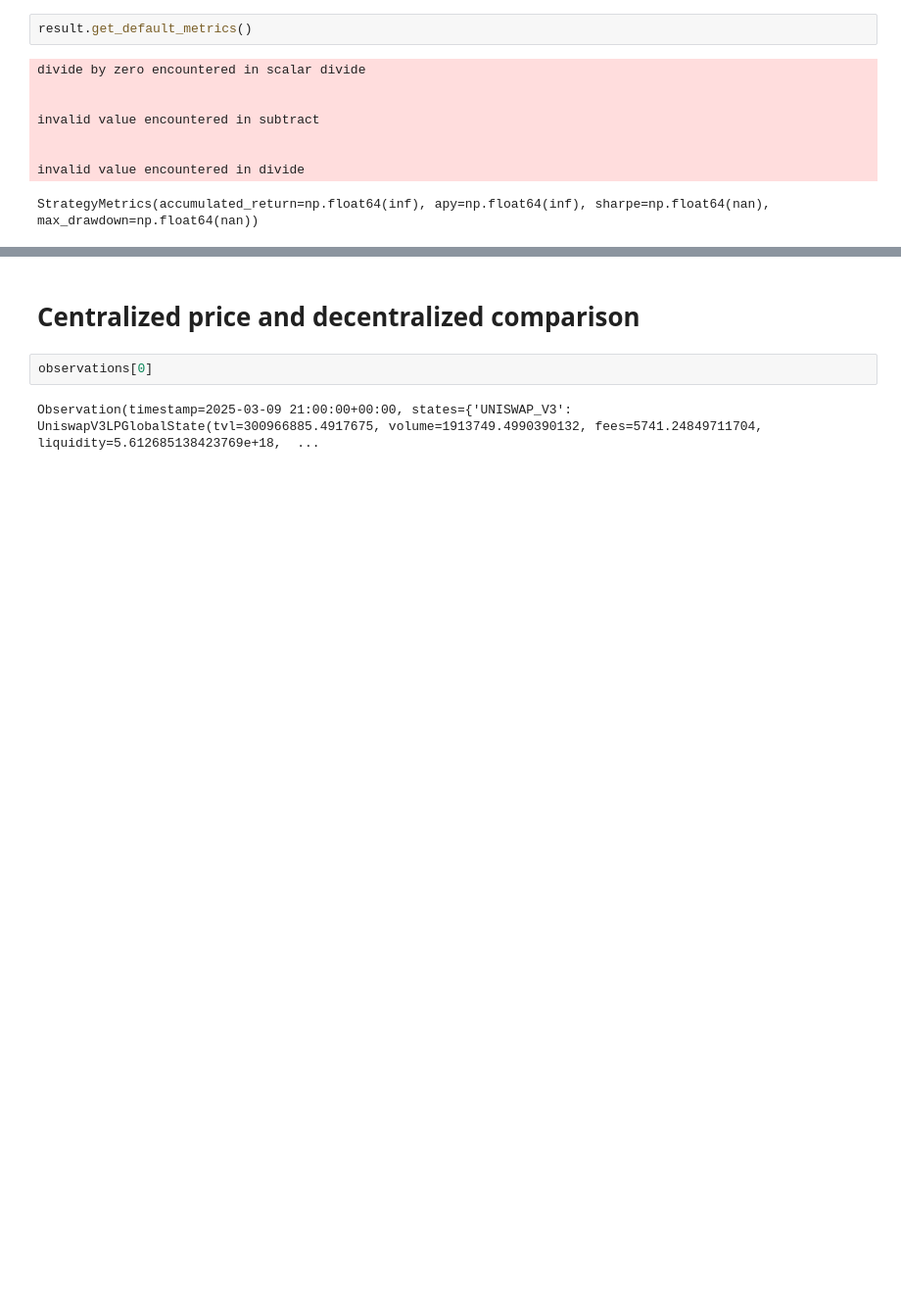
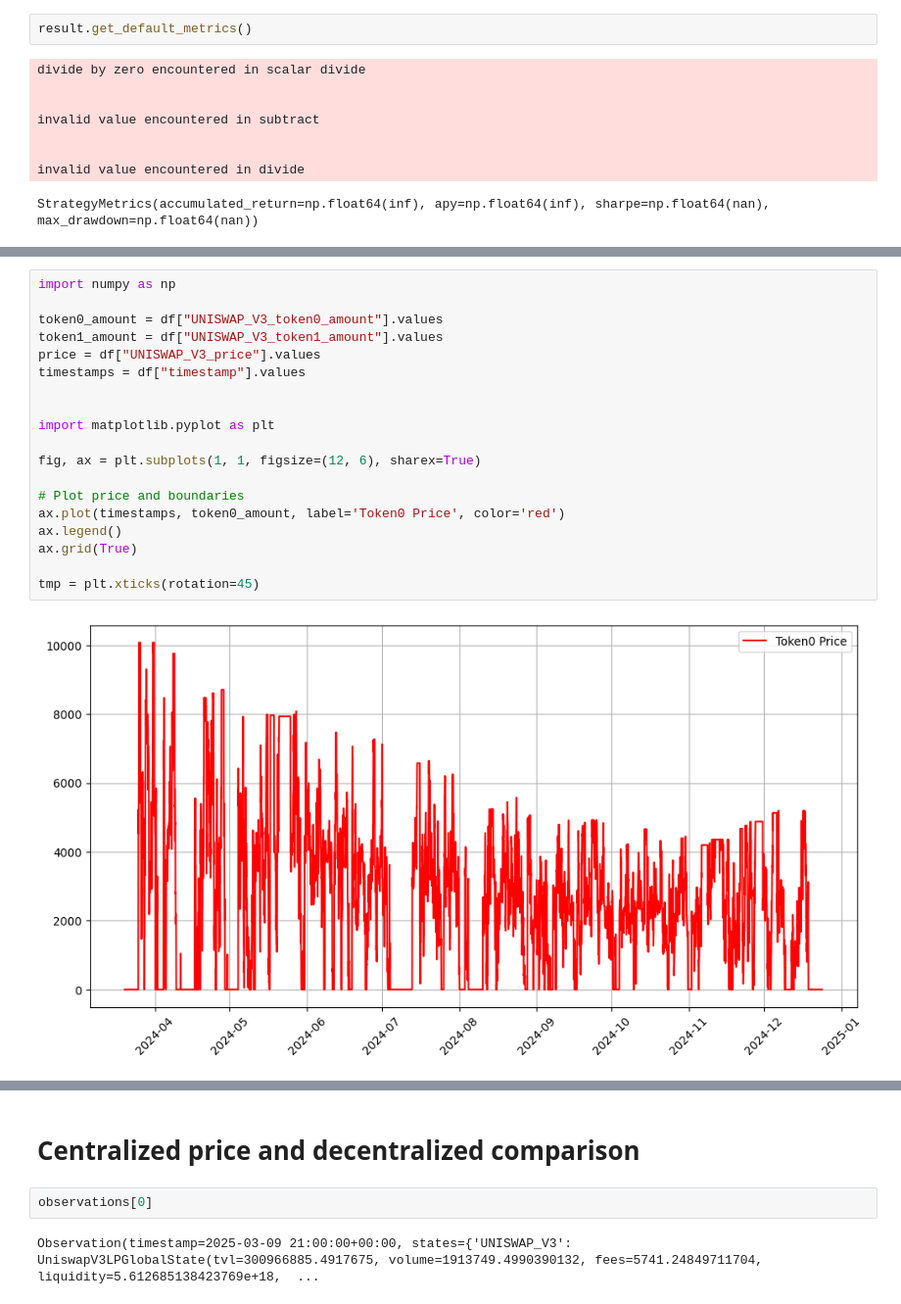
Before and after one commit to Logarithm-Labs/fractal-defi, a Jupyter notebook: notebooks/environment_test.ipynb, the cells around one changed output, grey strips where cells are left out. Shown at 98% size. Cells and saved outputs as stored; diff of their text form; blank space fills up the shorter version.

```diff
--- a/notebooks/environment_test.ipynb
+++ b/notebooks/environment_test.ipynb
@@ -364,0 +618,21 @@ np.float64(122728.06961885473)
+# %%
+import numpy as np
+
+token0_amount = df["UNISWAP_V3_token0_amount"].values
+token1_amount = df["UNISWAP_V3_token1_amount"].values
+price = df["UNISWAP_V3_price"].values
+timestamps = df["timestamp"].values
+
+
+import matplotlib.pyplot as plt
+
+fig, ax = plt.subplots(1, 1, figsize=(12, 6), sharex=True)
+
+# Plot price and boundaries
+ax.plot(timestamps, token0_amount, label='Token0 Price', color='red')
+ax.legend()
+ax.grid(True)
+
+tmp = plt.xticks(rotation=45)
+# %% [output]
+[figure, added]
```
Also changed, not shown: parts of 51 cells of this notebook, 6 other files.
